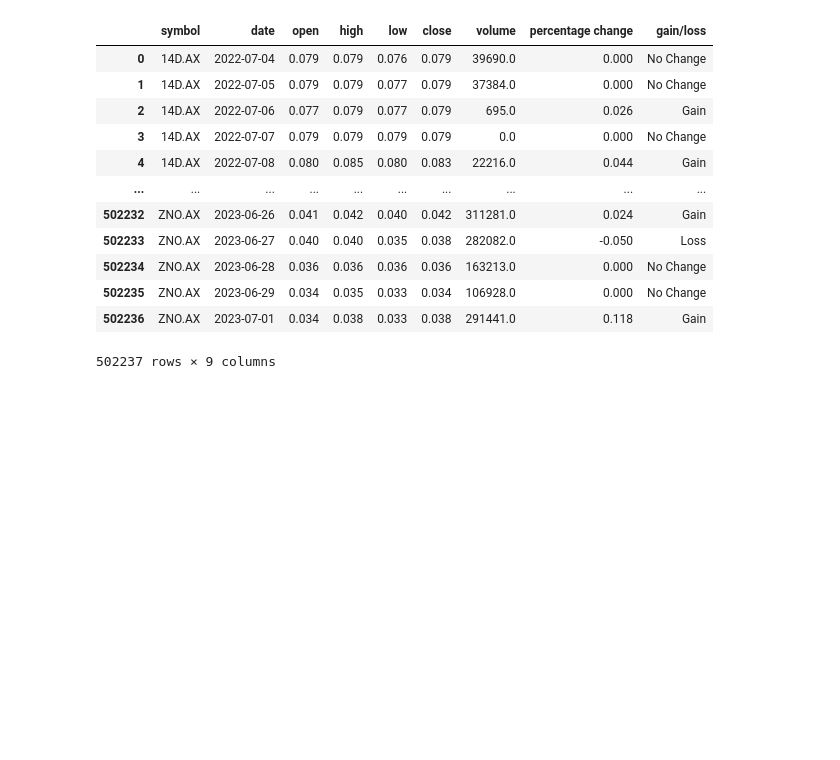
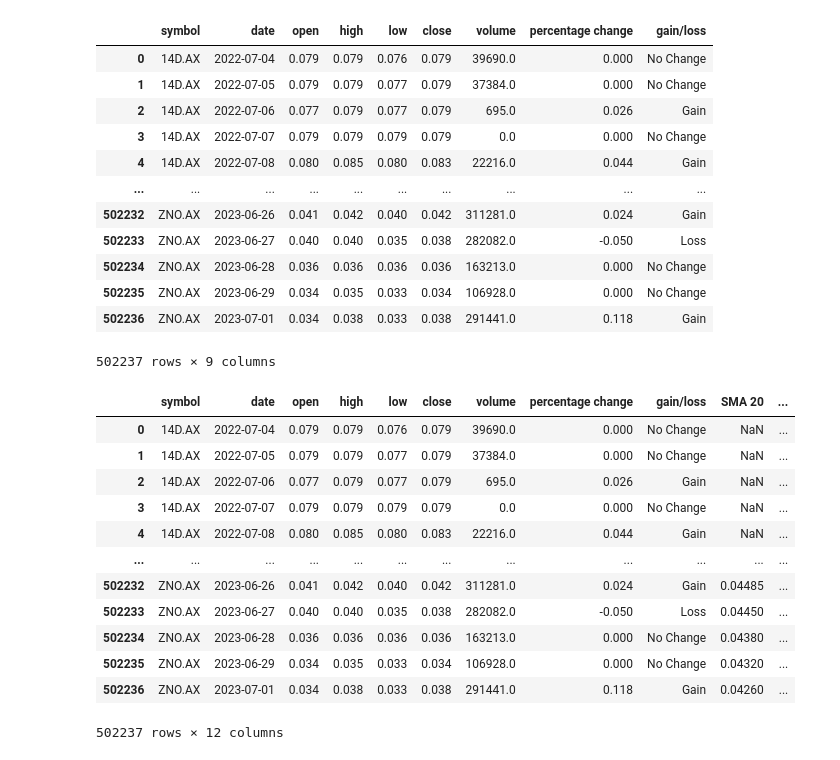
Before and after one commit to mjjohnson94/ASX-Dashboard, a Jupyter notebook: ASX Dashboard - Stock Price.ipynb, the cells around one changed output. Saved outputs shown, nothing was run; the diff lists cells and outputs as text; code cells hidden in the pictures; blank space fills up the shorter version.

```diff
--- a/ASX Dashboard - Stock Price.ipynb
+++ b/ASX Dashboard - Stock Price.ipynb
@@ -66,11 +66,7 @@ ticker = Ticker(data['ASX code'], asynchronous=True)
 
 # Request price history for each ticker, over a period of 1 year
 
-try:
-    stockPrice = ticker.history(period="5y").reset_index()
-
-except ZeroDivisionError:
-    stockPrice = 0
+stockPrice = ticker.history(period="1y").reset_index()
 
 # Print results
 
@@ -138,3 +148,37 @@ stockPrice
 | 502235 | ZNO.AX | 2023-06-29 | 0.034 | 0.035 | 0.033 | 0.034 | 106928.0 | 0.000 | No Change |
 | 502236 | ZNO.AX | 2023-07-01 | 0.034 | 0.038 | 0.033 | 0.038 | 291441.0 | 0.118 | Gain |
 502237 rows × 9 columns
+# %%
+## Create columns to store simple moving average (SMA) calculations
+## The 20 day, 50 day and 100 intervals have been selected
+
+# The rolling.mean method is used, with the window setting the interval for the moving average
+
+# SMA 20
+
+stockPrice['SMA 20'] = stockPrice['close'].rolling(window=20).mean()
+
+# SMA 50
+
+stockPrice['SMA 50'] = stockPrice['close'].rolling(window=50).mean()
+
+# SMA 100
+stockPrice['SMA 100'] = stockPrice['close'].rolling(window=100).mean()
+# %%
+# Print results
+
+stockPrice
+# %% [output]
+|  | symbol | date | open | high | low | close | volume | percentage change | gain/loss | SMA 20 | ... |
+| 0 | 14D.AX | 2022-07-04 | 0.079 | 0.079 | 0.076 | 0.079 | 39690.0 | 0.000 | No Change | NaN | ... |
+| 1 | 14D.AX | 2022-07-05 | 0.079 | 0.079 | 0.077 | 0.079 | 37384.0 | 0.000 | No Change | NaN | ... |
+| 2 | 14D.AX | 2022-07-06 | 0.077 | 0.079 | 0.077 | 0.079 | 695.0 | 0.026 | Gain | NaN | ... |
+| 3 | 14D.AX | 2022-07-07 | 0.079 | 0.079 | 0.079 | 0.079 | 0.0 | 0.000 | No Change | NaN | ... |
+| 4 | 14D.AX | 2022-07-08 | 0.080 | 0.085 | 0.080 | 0.083 | 22216.0 | 0.044 | Gain | NaN | ... |
+| ... | ... | ... | ... | ... | ... | ... | ... | ... | ... | ... | ... |
+| 502232 | ZNO.AX | 2023-06-26 | 0.041 | 0.042 | 0.040 | 0.042 | 311281.0 | 0.024 | Gain | 0.04485 | ... |
+| 502233 | ZNO.AX | 2023-06-27 | 0.040 | 0.040 | 0.035 | 0.038 | 282082.0 | -0.050 | Loss | 0.04450 | ... |
+| 502234 | ZNO.AX | 2023-06-28 | 0.036 | 0.036 | 0.036 | 0.036 | 163213.0 | 0.000 | No Change | 0.04380 | ... |
+| 502235 | ZNO.AX | 2023-06-29 | 0.034 | 0.035 | 0.033 | 0.034 | 106928.0 | 0.000 | No Change | 0.04320 | ... |
+| 502236 | ZNO.AX | 2023-07-01 | 0.034 | 0.038 | 0.033 | 0.038 | 291441.0 | 0.118 | Gain | 0.04260 | ... |
+502237 rows × 12 columns
```
Also changed, not shown: parts of 1 cell of this notebook.
